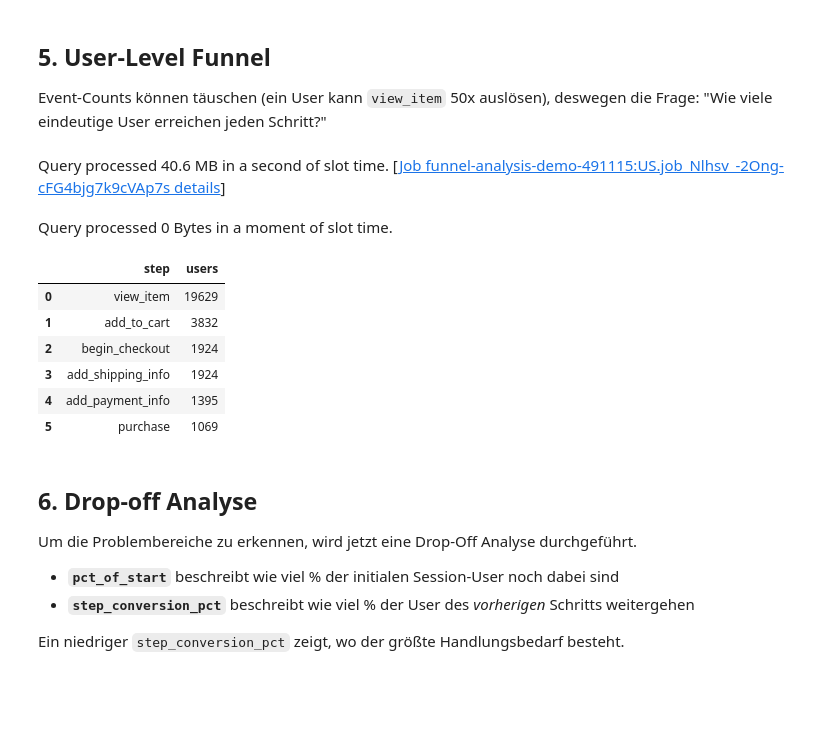
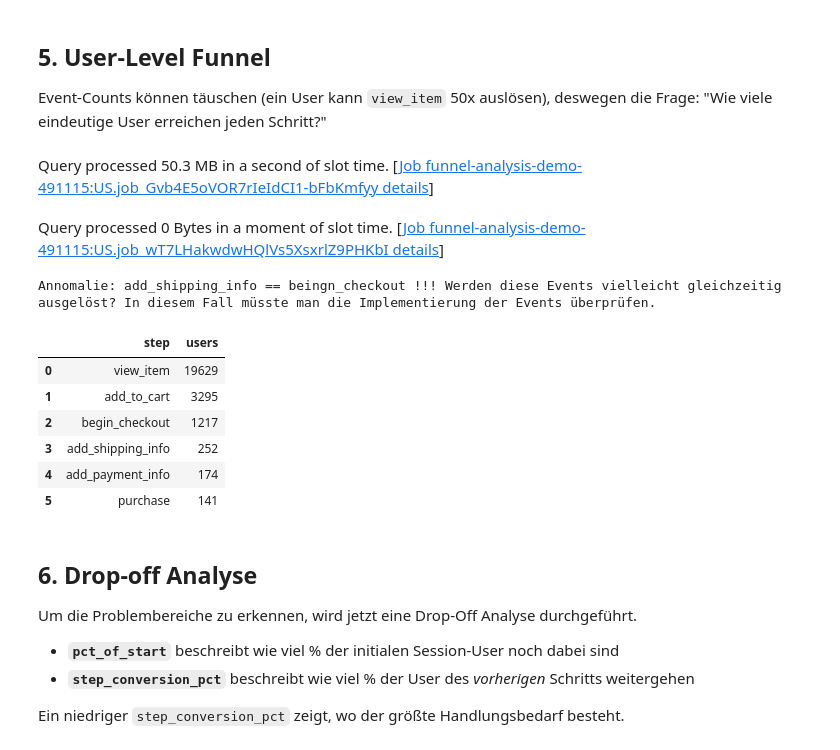
Before and after one commit to Buck-Data/Funnel-Analysis, a Jupyter notebook: notebooks/Big_Query.ipynb, the cells around one changed output. Drawn from its saved outputs; the diff is of its cells as text; code cells hidden in the pictures; blank space fills up the shorter version.

```diff
--- a/notebooks/Big_Query.ipynb
+++ b/notebooks/Big_Query.ipynb
@@ -171,35 +169,61 @@ Query processed 0 Bytes in a moment of slot time.
 
 Event-Counts können täuschen (ein User kann `view_item` 50x auslösen), deswegen die Frage: "Wie viele eindeutige User erreichen jeden Schritt?"
 # %%
-df_user_funnel = bpd.read_gbq(f"""
+df_ordered_funnel = bpd.read_gbq(f"""
+WITH user_steps AS (
+  SELECT
+    user_pseudo_id,
+    MIN(IF(event_name = 'view_item',         event_timestamp, NULL)) AS ts_view_item,
+    MIN(IF(event_name = 'add_to_cart',       event_timestamp, NULL)) AS ts_add_to_cart,
+    MIN(IF(event_name = 'begin_checkout',    event_timestamp, NULL)) AS ts_begin_checkout,
+    MIN(IF(event_name = 'add_shipping_info', event_timestamp, NULL)) AS ts_add_shipping_info,
+    MIN(IF(event_name = 'add_payment_info',  event_timestamp, NULL)) AS ts_add_payment_info,
+    MIN(IF(event_name = 'purchase',          event_timestamp, NULL)) AS ts_purchase
+  FROM `bigquery-public-data.ga4_obfuscated_sample_ecommerce.events_*`
+  WHERE _TABLE_SUFFIX BETWEEN '{DATE_START}' AND '{DATE_END}'
+  GROUP BY user_pseudo_id
+)
 SELECT
-  COUNT(DISTINCT IF(event_name = 'view_item',         user_pseudo_id, NULL)) AS view_item,
-  COUNT(DISTINCT IF(event_name = 'add_to_cart',       user_pseudo_id, NULL)) AS add_to_cart,
-  COUNT(DISTINCT IF(event_name = 'begin_checkout',    user_pseudo_id, NULL)) AS begin_checkout,
-  COUNT(DISTINCT IF(event_name = 'add_shipping_info', user_pseudo_id, NULL)) AS add_shipping_info,
-  COUNT(DISTINCT IF(event_name = 'add_payment_info',  user_pseudo_id, NULL)) AS add_payment_info,
-  COUNT(DISTINCT IF(event_name = 'purchase',          user_pseudo_id, NULL)) AS purchase
-FROM `bigquery-public-data.ga4_obfuscated_sample_ecommerce.events_*`
-WHERE _TABLE_SUFFIX BETWEEN '{DATE_START}' AND '{DATE_END}'
-  AND event_name IN (
-    'view_item', 'add_to_cart', 'begin_checkout',
-    'add_shipping_info', 'add_payment_info', 'purchase'
-  )
+  COUNTIF(ts_view_item IS NOT NULL)                                                                       AS view_item,
+  COUNTIF(ts_view_item IS NOT NULL
+    AND ts_add_to_cart       > ts_view_item)                                                              AS add_to_cart,
+  COUNTIF(ts_view_item IS NOT NULL
+    AND ts_add_to_cart       > ts_view_item
+    AND ts_begin_checkout    > ts_add_to_cart)                                                            AS begin_checkout,
+  COUNTIF(ts_view_item IS NOT NULL
+    AND ts_add_to_cart       > ts_view_item
+    AND ts_begin_checkout    > ts_add_to_cart
+    AND ts_add_shipping_info >= ts_begin_checkout)                                                        AS add_shipping_info,
+  COUNTIF(ts_view_item IS NOT NULL
+    AND ts_add_to_cart       > ts_view_item
+    AND ts_begin_checkout    > ts_add_to_cart
+    AND ts_add_shipping_info >= ts_begin_checkout
+    AND ts_add_payment_info  > ts_add_shipping_info)                                                      AS add_payment_info,
+  COUNTIF(ts_view_item IS NOT NULL
+    AND ts_add_to_cart       > ts_view_item
+    AND ts_begin_checkout    > ts_add_to_cart
+    AND ts_add_shipping_info >= ts_begin_checkout
+    AND ts_add_payment_info  > ts_add_shipping_info
+    AND ts_purchase          > ts_add_payment_info)                                                       AS purchase
+FROM user_steps
 """)
 
-df_user_funnel = df_user_funnel.to_pandas().melt(var_name='step', value_name='users')
+df_user_funnel = df_ordered_funnel.to_pandas().melt(var_name='step', value_name='users')
+
+print("Annomalie: add_shipping_info == beingn_checkout !!! Werden diese Events vielleicht gleichzeitig ausgelöst? In diesem Fall müsste man die Implementierung der Events überprüfen.")
 
 df_user_funnel
 # %% [output]
-Query processed 40.6 MB in a second of slot time. [Job funnel-analysis-demo-491115:US.job_Nlhsv_-2Ong-cFG4bjg7k9cVAp7s details]
+Query processed 50.3 MB in a second of slot time. [Job funnel-analysis-demo-491115:US.job_Gvb4E5oVOR7rIeIdCI1-bFbKmfyy details]
-Query processed 0 Bytes in a moment of slot time.
+Query processed 0 Bytes in a moment of slot time. [Job funnel-analysis-demo-491115:US.job_wT7LHakwdwHQlVs5XsxrlZ9PHKbI details]
+Annomalie: add_shipping_info == beingn_checkout !!! Werden diese Events vielleicht gleichzeitig ausgelöst? In diesem Fall müsste man die Implementierung der Events überprüfen.
 |  | step | users |
 | 0 | view_item | 19629 |
-| 1 | add_to_cart | 3832 |
-| 2 | begin_checkout | 1924 |
-| 3 | add_shipping_info | 1924 |
-| 4 | add_payment_info | 1395 |
-| 5 | purchase | 1069 |
+| 1 | add_to_cart | 3295 |
+| 2 | begin_checkout | 1217 |
+| 3 | add_shipping_info | 252 |
+| 4 | add_payment_info | 174 |
+| 5 | purchase | 141 |
 # %% [markdown]
 ## 6. Drop-off Analyse
 
```
Also changed, not shown: parts of 6 cells of this notebook, 1 other file.
